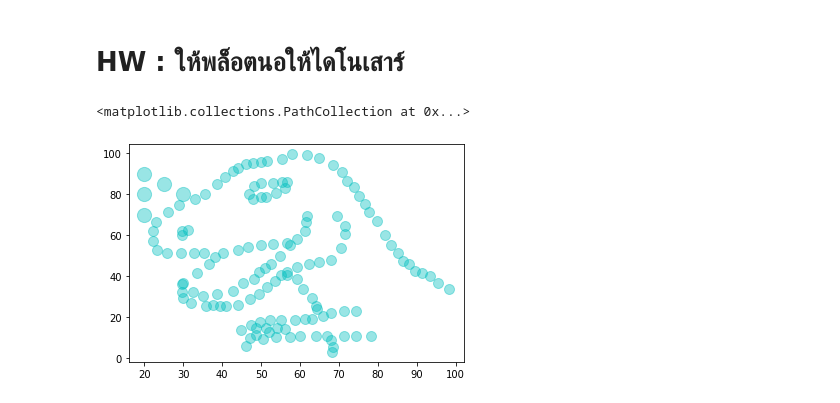
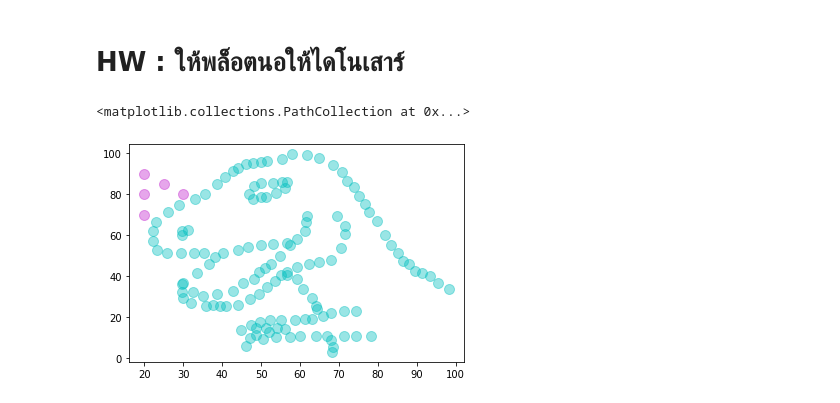
Before and after one commit to ChakritKammason/DPDM, a Jupyter notebook: Data102.ipynb, the cells around one changed output. Drawn from its saved outputs; the diff is of its cells as text; code cells hidden in the pictures.

```diff
--- a/Data102.ipynb
+++ b/Data102.ipynb
@@ -159,7 +169,7 @@ plt.scatter([30, 40], [60, 85], s=200, c='r', alpha=0.4)
 # HW : ให้พล็อตนอให้ไดโนเสาร์
 # %%
 plt.scatter(data['x'], data['y'], s=100, c='c', alpha=0.4)
-plt.scatter([20, 20, 20 ,25 , 30], [70, 80, 90, 85, 80], s=200, c='c', alpha=0.4)
+plt.scatter([20, 20, 20 ,25 , 30], [70, 80, 90, 85, 80], s=100, c=[[0.76,0.13,0.81,0.5]], alpha=0.4)
 # %% [output]
 <matplotlib.collections.PathCollection at 0x...>
-[figure, old version]
+[figure, new version]
```
Also changed, not shown: parts of 30 cells of this notebook.
